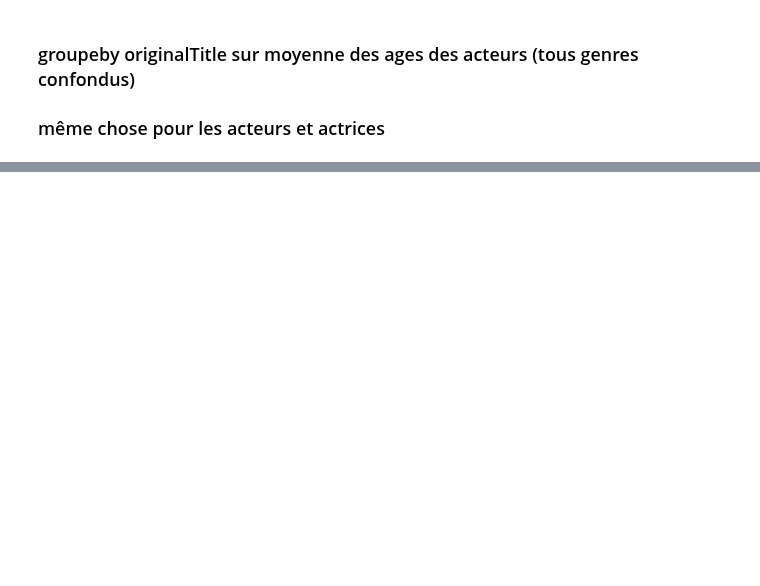
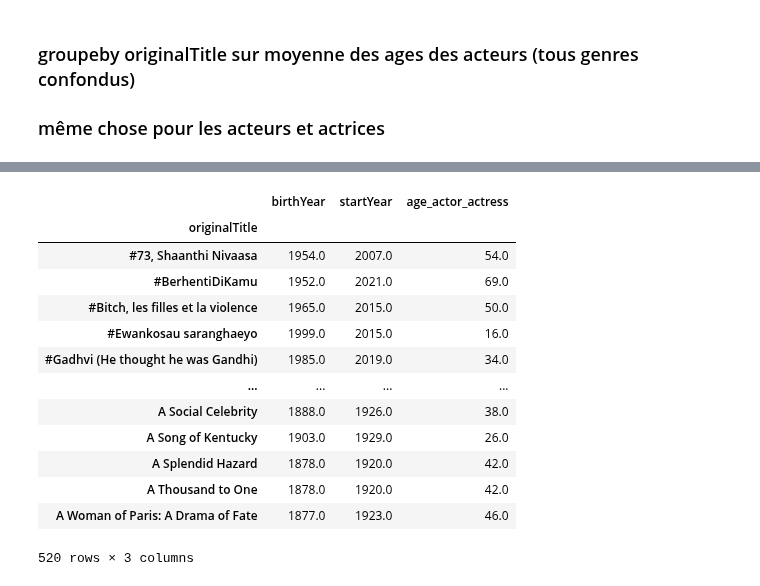
Before and after one commit to CathieLC/Wild_movie_project, a Jupyter notebook: Catherine/Catherine_mean_age_actors.ipynb, the cells around one changed output, grey strips where cells are left out. Drawn from its saved outputs; the diff is of its cells as text; code cells hidden in the pictures; blank space fills up the shorter version.

```diff
--- a/Catherine/Catherine_mean_age_actors.ipynb
+++ b/Catherine/Catherine_mean_age_actors.ipynb
@@ -494,0 +545,3 @@ age_mean_film
+# %%
+actors = actors_title_movies[actors_title_movies['category'] == "actor"]
+actress = actors_title_movies[actors_title_movies['category'] == "actress"]
@@ -494,0 +566,21 @@ age_mean_film
+# %%
+# calcul moyenne age groupby(by=["originalTitle" & "startYear"])
+age_mean_actors = round(actors.groupby(by=["originalTitle"]).mean('age_actor_actress'))
+age_mean_actors = age_mean_actors.groupby('startYear')
+# %%
+age_mean_actors.head()
+# %% [output]
+|  | birthYear | startYear | age_actor_actress |
+| originalTitle |  |  |  |
+| #73, Shaanthi Nivaasa | 1954.0 | 2007.0 | 54.0 |
+| #BerhentiDiKamu | 1952.0 | 2021.0 | 69.0 |
+| #Bitch, les filles et la violence | 1965.0 | 2015.0 | 50.0 |
+| #Ewankosau saranghaeyo | 1999.0 | 2015.0 | 16.0 |
+| #Gadhvi (He thought he was Gandhi) | 1985.0 | 2019.0 | 34.0 |
+| ... | ... | ... | ... |
+| A Social Celebrity | 1888.0 | 1926.0 | 38.0 |
+| A Song of Kentucky | 1903.0 | 1929.0 | 26.0 |
+| A Splendid Hazard | 1878.0 | 1920.0 | 42.0 |
+| A Thousand to One | 1878.0 | 1920.0 | 42.0 |
+| A Woman of Paris: A Drama of Fate | 1877.0 | 1923.0 | 46.0 |
+520 rows × 3 columns
```
Also changed, not shown: parts of 36 cells of this notebook.
